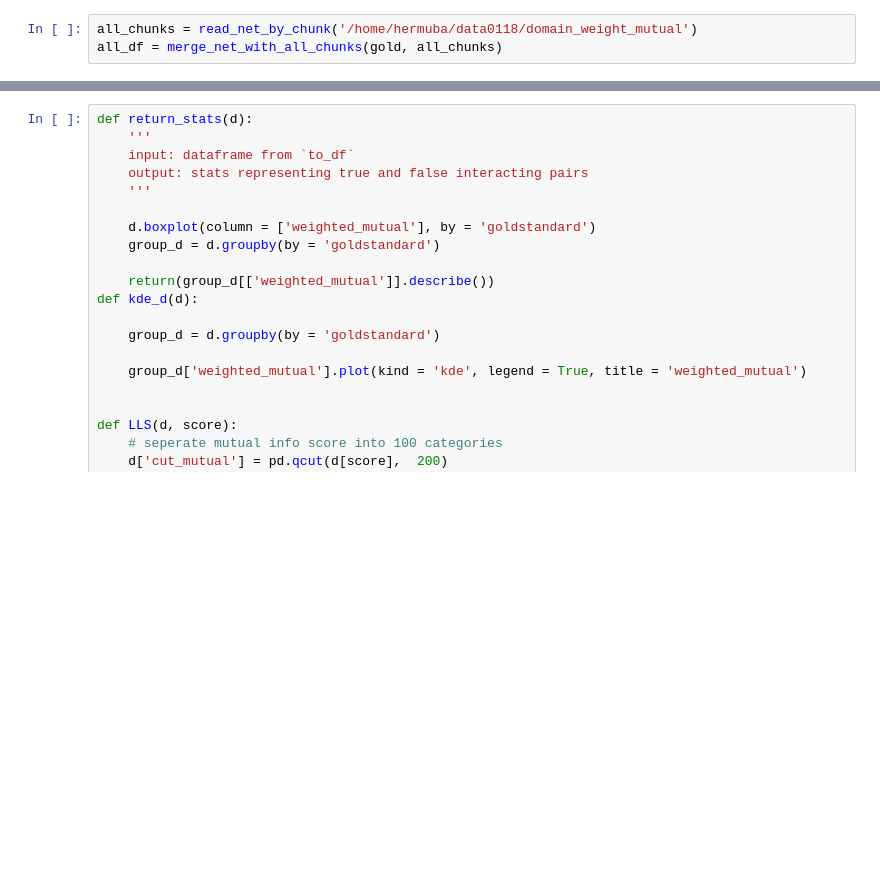
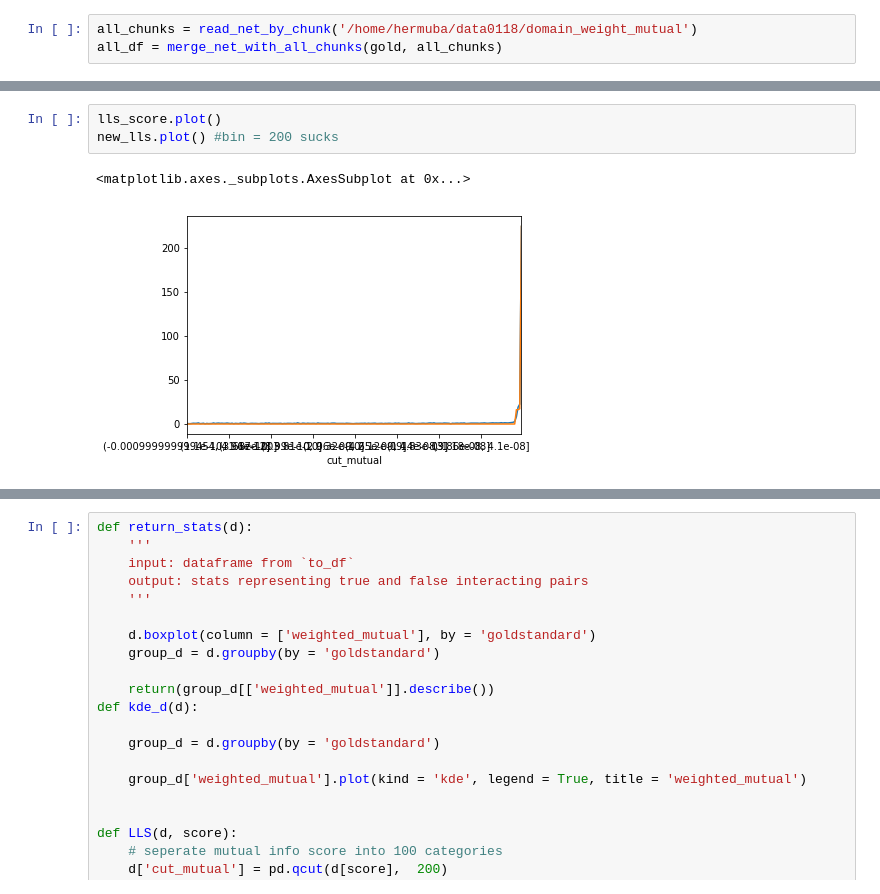
Before and after one commit to algaebrown/resistanceExp, a Jupyter notebook: visualization/exp11_gold_standard/20190212_domain_benchmarking.ipynb, the cells around one changed output, grey strips where cells are left out. Drawn from its saved outputs; the diff is of its cells as text; blank space fills up the shorter version.

```diff
--- a/visualization/exp11_gold_standard/20190212_domain_benchmarking.ipynb
+++ b/visualization/exp11_gold_standard/20190212_domain_benchmarking.ipynb
@@ -50,0 +50,6 @@ NameError: name 'd' is not defined
+# %%
+lls_score.plot()
+new_lls.plot() #bin = 200 sucks
+# %% [output]
+<matplotlib.axes._subplots.AxesSubplot at 0x...>
+[figure, added]
```
Also changed, not shown: parts of 47 cells of this notebook, 12 other files.
